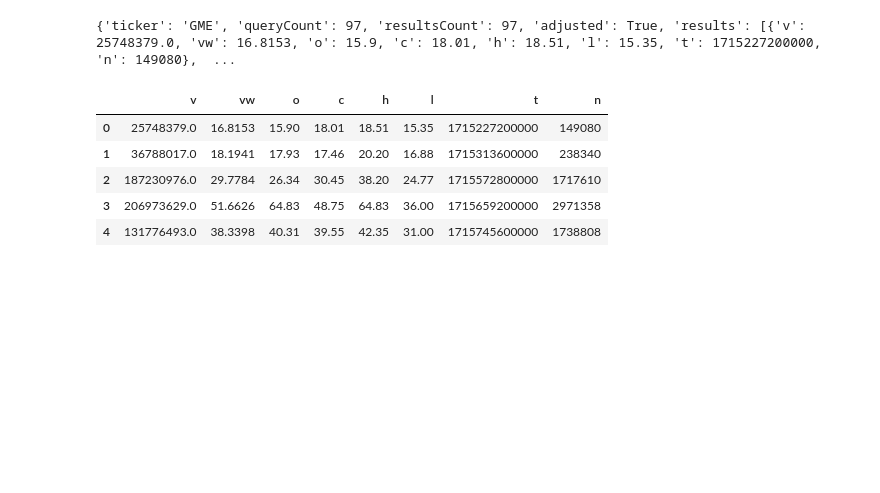
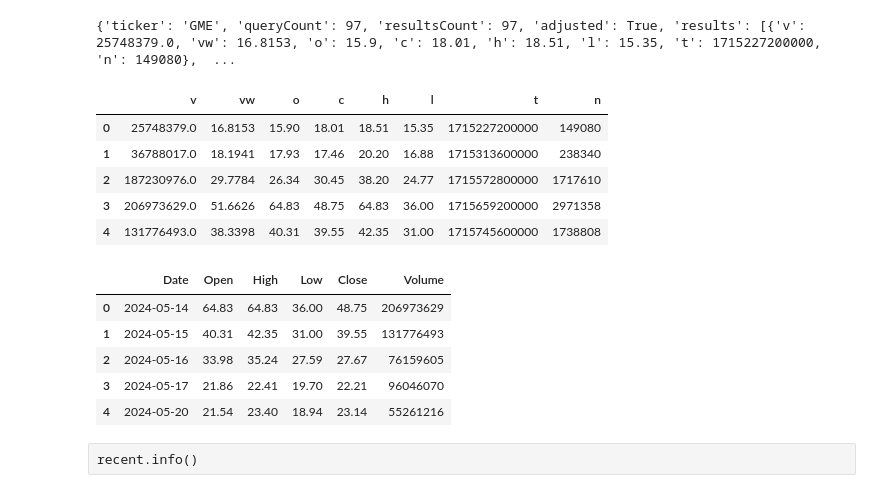
Before and after one commit to Charred-Baguette/AI-AT-CCIC, a Jupyter notebook: Semester 1/Stocks/gamestop.ipynb, the cells around one changed output. Drawn from its saved outputs; the diff is of its cells as text; code cells hidden in the pictures; blank space fills up the shorter version.

```diff
--- a/Semester 1/Stocks/gamestop.ipynb
+++ b/Semester 1/Stocks/gamestop.ipynb
@@ -198,3 +201,16 @@ called.head()
 | 2 | 187230976.0 | 29.7784 | 26.34 | 30.45 | 38.20 | 24.77 | 1715572800000 | 1717610 |
 | 3 | 206973629.0 | 51.6626 | 64.83 | 48.75 | 64.83 | 36.00 | 1715659200000 | 2971358 |
 | 4 | 131776493.0 | 38.3398 | 40.31 | 39.55 | 42.35 | 31.00 | 1715745600000 | 1738808 |
+# %%
+recent=pd.read_json('recentgme.json')
+# %%
+recent.head()
+# %% [output]
+|  | Date | Open | High | Low | Close | Volume |
+| 0 | 2024-05-14 | 64.83 | 64.83 | 36.00 | 48.75 | 206973629 |
+| 1 | 2024-05-15 | 40.31 | 42.35 | 31.00 | 39.55 | 131776493 |
+| 2 | 2024-05-16 | 33.98 | 35.24 | 27.59 | 27.67 | 76159605 |
+| 3 | 2024-05-17 | 21.86 | 22.41 | 19.70 | 22.21 | 96046070 |
+| 4 | 2024-05-20 | 21.54 | 23.40 | 18.94 | 23.14 | 55261216 |
+# %% [raw]
+recent.info()
```
Also changed, not shown: parts of 15 cells of this notebook, 2 other files.
